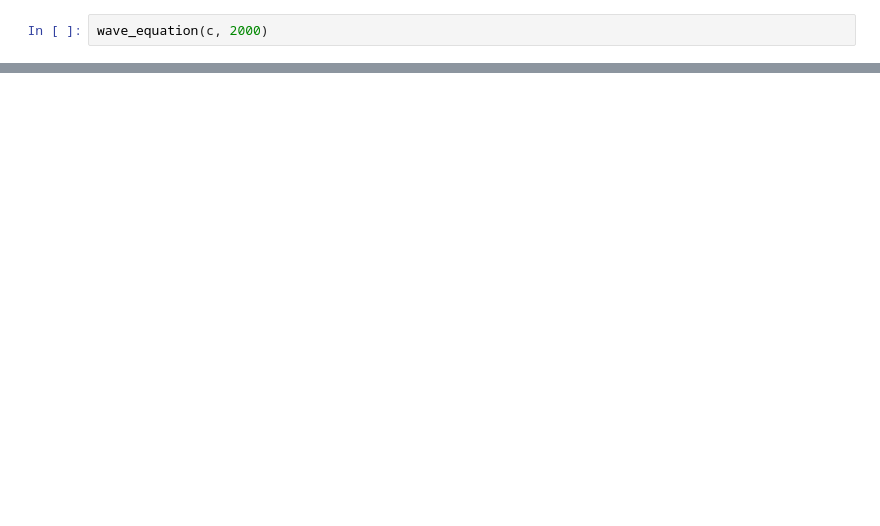
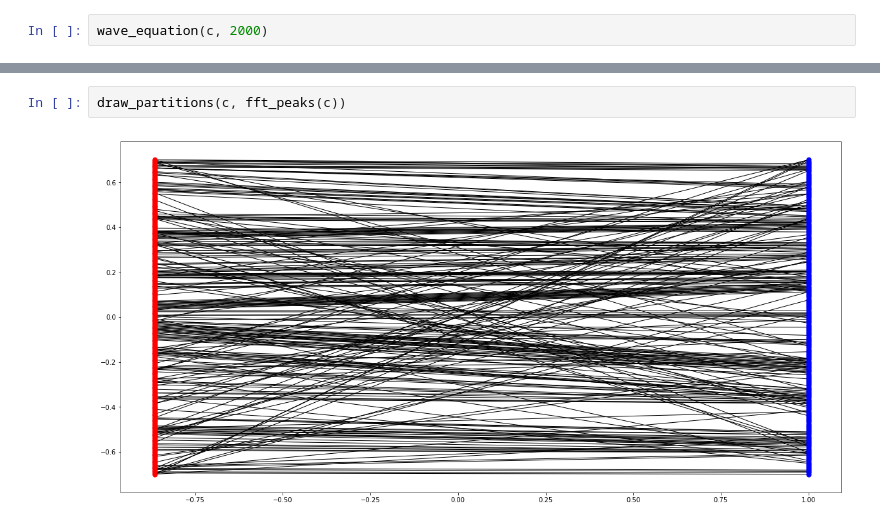
Before and after one commit to brendanshanahan/cnets, a Jupyter notebook: presentation.ipynb, the cells around one changed output, grey strips where cells are left out. Drawn from its saved outputs; the diff is of its cells as text; blank space fills up the shorter version.

```diff
--- a/presentation.ipynb
+++ b/presentation.ipynb
@@ -102,0 +103,4 @@ simulations.simulations.highlight_clusters(c, fft_peaks(c))
+# %%
+draw_partitions(c, fft_peaks(c))
+# %% [output]
+[figure, added]
```
Also changed, not shown: parts of 14 cells of this notebook, 2 other files.
